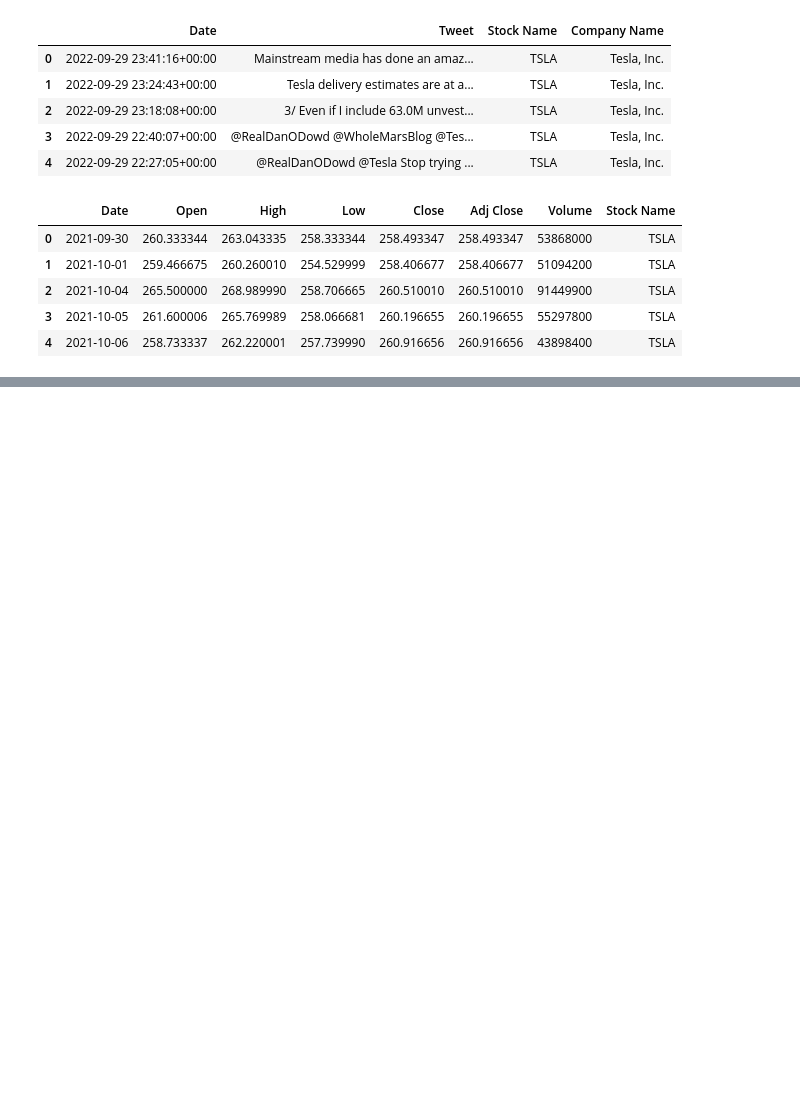
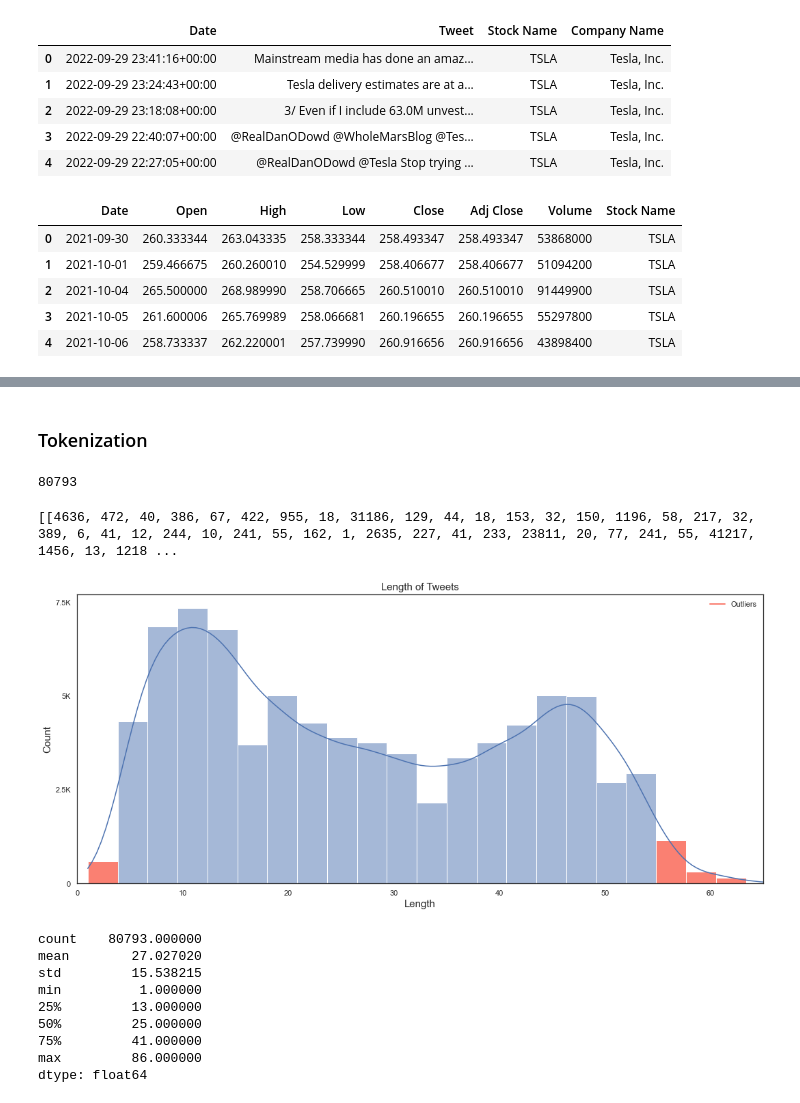
Before and after one commit to danielosetiawan/NLP_sentiment_analysis, a Jupyter notebook: Preprocessing.ipynb, the cells around one changed output, grey strips where cells are left out. Saved outputs shown, nothing was run; the diff lists cells and outputs as text; code cells hidden in the pictures; blank space fills up the shorter version.

Commit message:
preprocessing

```diff
--- a/Preprocessing.ipynb
+++ b/Preprocessing.ipynb
@@ -34,0 +36,8 @@ sns.lineplot(stocks['Date'], stocks['Open'], hue=stocks['Stock Name'])
+# %%
+# making everything lowercase
+tweets['Tweet'] = tweets['Tweet'].apply(lambda x: x.lower())
+
+# removing punctuation
+tweets['Tweet'] = tweets['Tweet'].apply(lambda x: ''.join([c for c in x if c not in punctuation]))
+
+tweets.head()
@@ -34,0 +51,2 @@ sns.lineplot(stocks['Date'], stocks['Open'], hue=stocks['Stock Name'])
+# %% [markdown]
+### Tokenization
@@ -34,0 +67,16 @@ sns.lineplot(stocks['Date'], stocks['Open'], hue=stocks['Stock Name'])
+# %%
+# create an int-mapping dictionary so most common words will have lower indexes
+vocab_to_int = {w:i+1 for i, (w, c) in enumerate(sorted_words)}
+# %%
+len(all_tweets)
+# %% [output]
+80793
+# %%
+# tokenize the words so they are defined by integers rather than strings
+tweets_int = []
+for word in all_tweets:
+    r = [vocab_to_int[w] for w in word.split()]
+    tweets_int.append(r)
+print(tweets_int[0:3])
+# %% [output]
+[[4636, 472, 40, 386, 67, 422, 955, 18, 31186, 129, 44, 18, 153, 32, 150, 1196, 58, 217, 32, 389, 6, 41, 12, 244, 10, 241, 55, 162, 1, 2635, 227, 41, 233, 23811, 20, 77, 241, 55, 41217, 1456, 13, 1218 ...
@@ -34,0 +85,39 @@ sns.lineplot(stocks['Date'], stocks['Open'], hue=stocks['Stock Name'])
+# %%
+tweets_len = [len(x) for x in tweets_int]
+
+fig = sns.histplot(pd.Series(tweets_len), bins=30, kde=True)
+fig.set(xlim=(0, 65), yticks=[0, 2.5e3, 5e3, 7.5e3],
+        yticklabels=[0, '2.5K', '5K', '7.5K'])
+
+
+
+plt.xlabel('Length', fontsize=title_fontsize)
+plt.ylabel('Count', fontsize=title_fontsize)
+plt.title('Length of Tweets', fontsize = title_fontsize)
+
+# coloring outliers red
+fig.patches[0].set_facecolor('salmon')
+fig.patches[19].set_facecolor('salmon')
+fig.patches[20].set_facecolor('salmon')
+fig.patches[21].set_facecolor('salmon')
+
+# creating legend for outliers
+outliers = [Line2D([0], [0], color='salmon', lw=2)]
+plt.legend(outliers, ['Outliers'], frameon=False)
+
+plt.tight_layout()
+plt.savefig('./visualization/Preprocessing: Tweet_Lengths.png', dpi = 600)
+plt.show()
+
+pd.Series(tweets_len).describe()
+# %% [output]
+[figure, added]
+count    80793.000000
+mean        27.027020
+std         15.538215
+min          1.000000
+25%         13.000000
+50%         25.000000
+75%         41.000000
+max         86.000000
+dtype: float64
```
Also changed, not shown: parts of 8 cells of this notebook, 5 other files.
